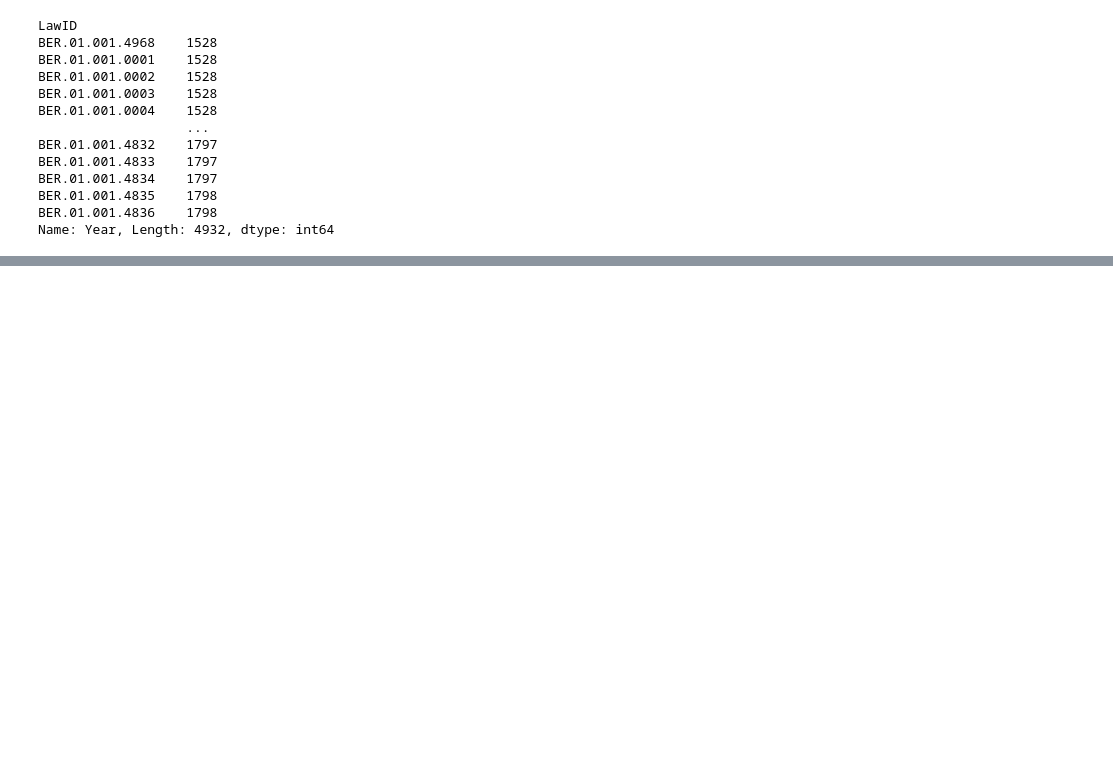
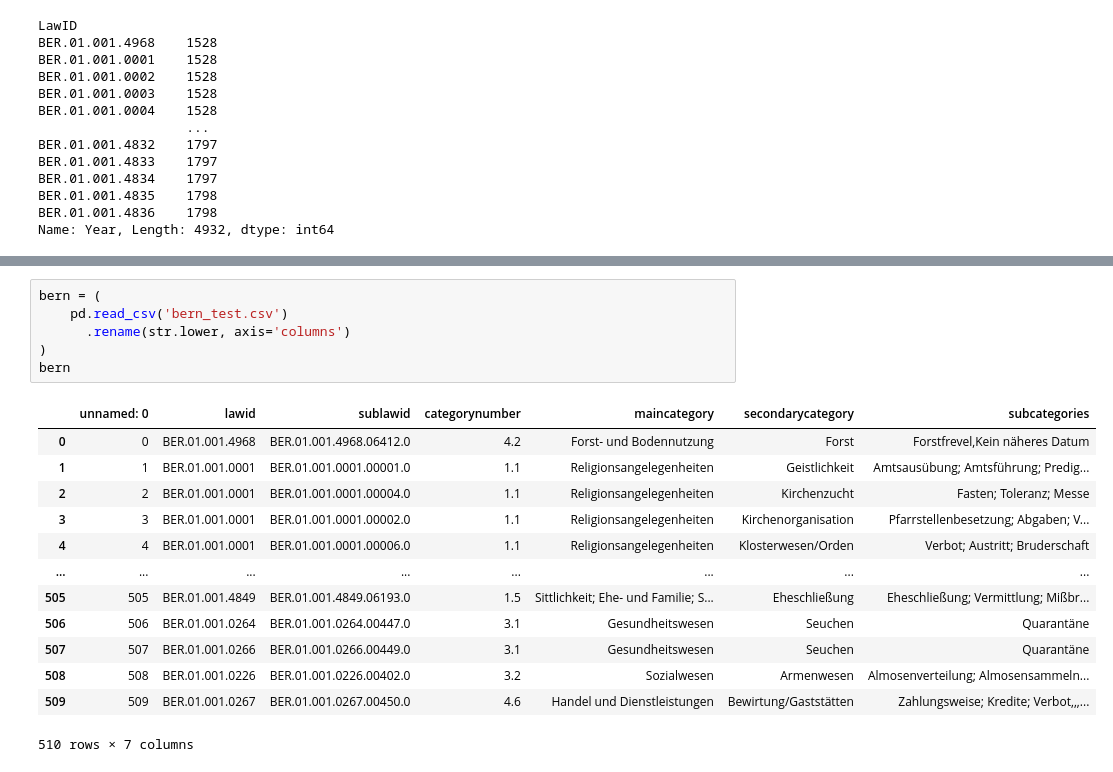
Before and after one commit to CARomein/AGOT, a Jupyter notebook: bern_annotated.ipynb, the cells around one changed output, grey strips where cells are left out. Cells and saved outputs as stored; diff of their text form; blank space fills up the shorter version.

```diff
--- a/bern_annotated.ipynb
+++ b/bern_annotated.ipynb
@@ -116,0 +307,20 @@ Name: Year, Length: 4932, dtype: int64
+# %%
+bern = (
+    pd.read_csv('bern_test.csv')
+      .rename(str.lower, axis='columns')
+)
+bern
+# %% [output]
+|  | unnamed: 0 | lawid | sublawid | categorynumber | maincategory | secondarycategory | subcategories |
+| 0 | 0 | BER.01.001.4968 | BER.01.001.4968.06412.0 | 4.2 | Forst- und Bodennutzung | Forst | Forstfrevel,Kein näheres Datum |
+| 1 | 1 | BER.01.001.0001 | BER.01.001.0001.00001.0 | 1.1 | Religionsangelegenheiten | Geistlichkeit | Amtsausübung; Amtsführung; Predig... |
+| 2 | 2 | BER.01.001.0001 | BER.01.001.0001.00004.0 | 1.1 | Religionsangelegenheiten | Kirchenzucht | Fasten; Toleranz; Messe |
+| 3 | 3 | BER.01.001.0001 | BER.01.001.0001.00002.0 | 1.1 | Religionsangelegenheiten | Kirchenorganisation | Pfarrstellenbesetzung; Abgaben; V... |
+| 4 | 4 | BER.01.001.0001 | BER.01.001.0001.00006.0 | 1.1 | Religionsangelegenheiten | Klosterwesen/Orden | Verbot; Austritt; Bruderschaft |
+| ... | ... | ... | ... | ... | ... | ... | ... |
+| 505 | 505 | BER.01.001.4849 | BER.01.001.4849.06193.0 | 1.5 | Sittlichkeit; Ehe- und Familie; S... | Eheschließung | Eheschließung; Vermittlung; Mißbr... |
+| 506 | 506 | BER.01.001.0264 | BER.01.001.0264.00447.0 | 3.1 | Gesundheitswesen | Seuchen | Quarantäne |
+| 507 | 507 | BER.01.001.0266 | BER.01.001.0266.00449.0 | 3.1 | Gesundheitswesen | Seuchen | Quarantäne |
+| 508 | 508 | BER.01.001.0226 | BER.01.001.0226.00402.0 | 3.2 | Sozialwesen | Armenwesen | Almosenverteilung; Almosensammeln... |
+| 509 | 509 | BER.01.001.0267 | BER.01.001.0267.00450.0 | 4.6 | Handel und Dienstleistungen | Bewirtung/Gaststätten | Zahlungsweise; Kredite; Verbot,,,... |
+510 rows × 7 columns
```
Also changed, not shown: parts of 22 cells of this notebook, 2 other files.
